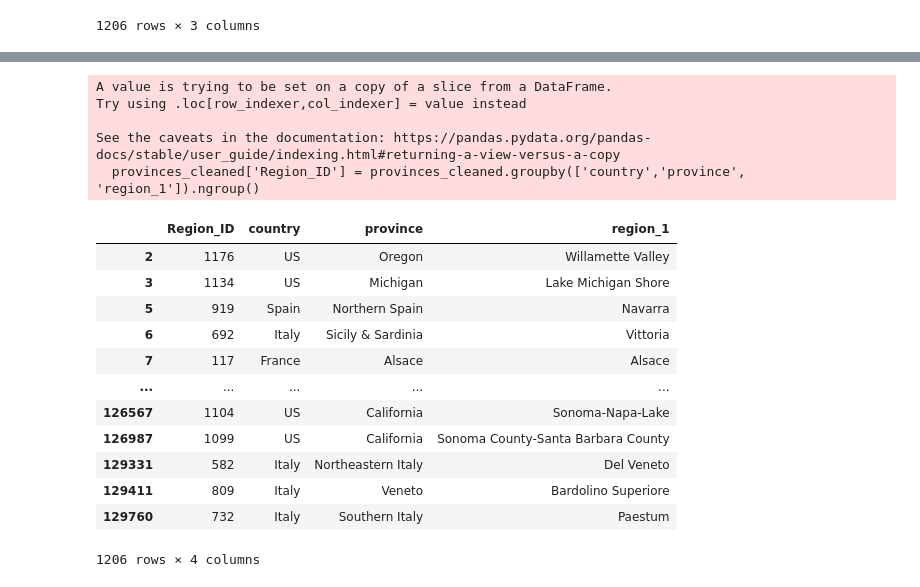
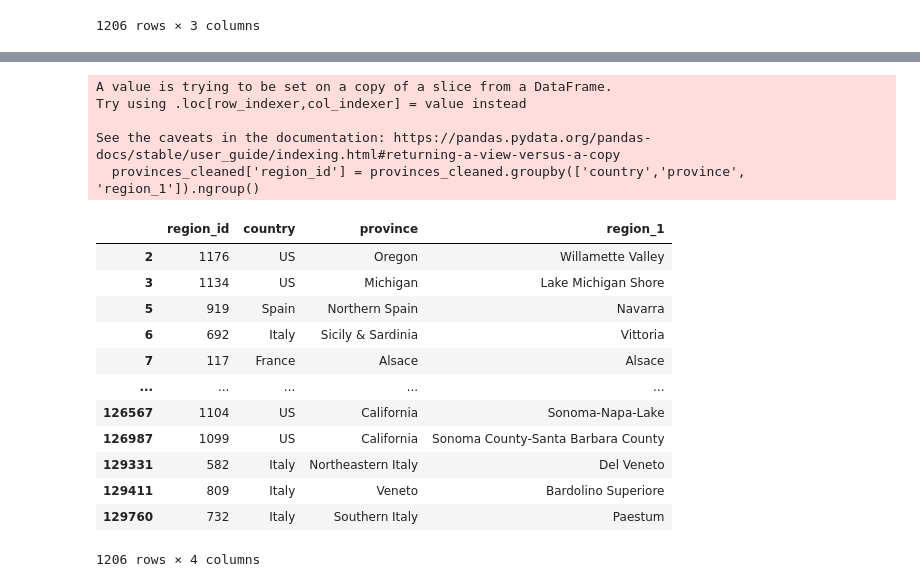
Before and after one commit to J-Schea29/ETL-Project, a Jupyter notebook: Wine_data.ipynb, the cells around one changed output, grey strips where cells are left out. Drawn from its saved outputs; the diff is of its cells as text; code cells hidden in the pictures.

```diff
--- a/Wine_data.ipynb
+++ b/Wine_data.ipynb
@@ -224,14 +190,14 @@ See the caveats in the documentation: https://pandas.pydata.org/pandas-docs/stab
 # %%
-provinces_cleaned['Region_ID'] = provinces_cleaned.groupby(['country','province', 'region_1']).ngroup()
-provinces_cleaned = provinces_cleaned[["Region_ID", "country", "province", "region_1"]]
+provinces_cleaned['region_id'] = provinces_cleaned.groupby(['country','province', 'region_1']).ngroup()
+provinces_cleaned = provinces_cleaned[["region_id", "country", "province", "region_1"]]
 provinces_cleaned
 # %% [output]
 A value is trying to be set on a copy of a slice from a DataFrame.
 Try using .loc[row_indexer,col_indexer] = value instead
 
 See the caveats in the documentation: https://pandas.pydata.org/pandas-docs/stable/user_guide/indexing.html#returning-a-view-versus-a-copy
-  provinces_cleaned['Region_ID'] = provinces_cleaned.groupby(['country','province', 'region_1']).ngroup()
+  provinces_cleaned['region_id'] = provinces_cleaned.groupby(['country','province', 'region_1']).ngroup()
-|  | Region_ID | country | province | region_1 |
+|  | region_id | country | province | region_1 |
 | 2 | 1176 | US | Oregon | Willamette Valley |
 | 3 | 1134 | US | Michigan | Lake Michigan Shore |
 | 5 | 919 | Spain | Northern Spain | Navarra |
```
Also changed, not shown: parts of 7 cells of this notebook.
